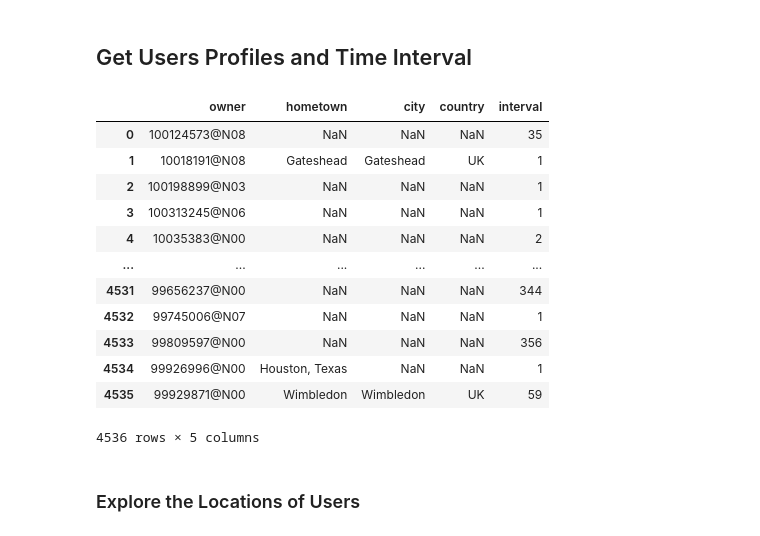
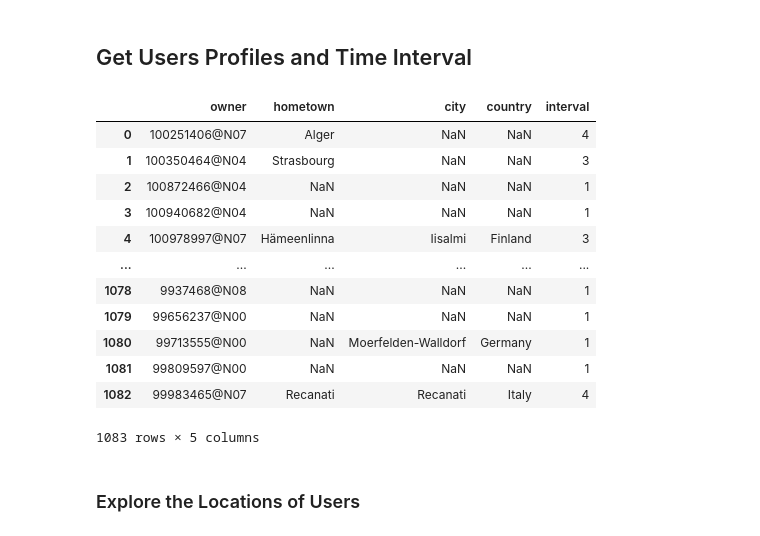
Before and after one commit to leyixu21/Semantic-Trajectory, a Jupyter notebook: clean_flickr_data.ipynb, the cells around one changed output. Saved outputs shown, nothing was run; the diff lists cells and outputs as text; code cells hidden in the pictures.

```diff
--- a/clean_flickr_data.ipynb
+++ b/clean_flickr_data.ipynb
@@ -42,8 +42,8 @@ import folium
 import geopandas as gpd
 # %%
 # set paths
-path='/content/drive/MyDrive/master_thesis_data/'
-path_semi = '/content/drive/MyDrive/master_thesis_data/semi_cleaned/'
+path='/content/drive/MyDrive/master_thesis_data/flickr'
+path_semi = '/content/drive/MyDrive/master_thesis_data/flickr/semi_cleaned/'
 # %% [markdown]
 # Preprocess Flick Data
 # %% [markdown]
@@ -51,7 +51,7 @@ path_semi = '/content/drive/MyDrive/master_thesis_data/semi_cleaned/'
 # %%
 # read data
 output_geojson = 'london_flickr_'
-y = 2012
+y = 2013
 
 gdf = gpd.read_file(path+output_geojson+str(y)+'.geojson')
 
@@ -358,20 +420,20 @@ users_info.to_pickle(path+'users_info.pkl')
 # %%
-users_info = pd.read_pickle(path+'users_info.pkl')
+users_info = pd.read_pickle(path+'users_info_'+str(y)+'.pkl')
 users_info
 # %% [output]
 |  | owner | hometown | city | country | interval |
-| 0 | 100124573@N08 | NaN | NaN | NaN | 35 |
-| 1 | 10018191@N08 | Gateshead | Gateshead | UK | 1 |
-| 2 | 100198899@N03 | NaN | NaN | NaN | 1 |
-| 3 | 100313245@N06 | NaN | NaN | NaN | 1 |
-| 4 | 10035383@N00 | NaN | NaN | NaN | 2 |
+| 0 | 100251406@N07 | Alger | NaN | NaN | 4 |
+| 1 | 100350464@N04 | Strasbourg | NaN | NaN | 3 |
+| 2 | 100872466@N04 | NaN | NaN | NaN | 1 |
+| 3 | 100940682@N04 | NaN | NaN | NaN | 1 |
+| 4 | 100978997@N07 | Hämeenlinna | Iisalmi | Finland | 3 |
 | ... | ... | ... | ... | ... | ... |
-| 4531 | 99656237@N00 | NaN | NaN | NaN | 344 |
-| 4532 | 99745006@N07 | NaN | NaN | NaN | 1 |
-| 4533 | 99809597@N00 | NaN | NaN | NaN | 356 |
-| 4534 | 99926996@N00 | Houston, Texas | NaN | NaN | 1 |
-| 4535 | 99929871@N00 | Wimbledon | Wimbledon | UK | 59 |
+| 1078 | 9937468@N08 | NaN | NaN | NaN | 1 |
+| 1079 | 99656237@N00 | NaN | NaN | NaN | 1 |
+| 1080 | 99713555@N00 | NaN | Moerfelden-Walldorf | Germany | 1 |
+| 1081 | 99809597@N00 | NaN | NaN | NaN | 1 |
+| 1082 | 99983465@N07 | Recanati | Recanati | Italy | 4 |
-4536 rows × 5 columns
+1083 rows × 5 columns
 # %% [markdown]
 ### Explore the Locations of Users
 # %%
```
Also changed, not shown: parts of 29 cells of this notebook.
